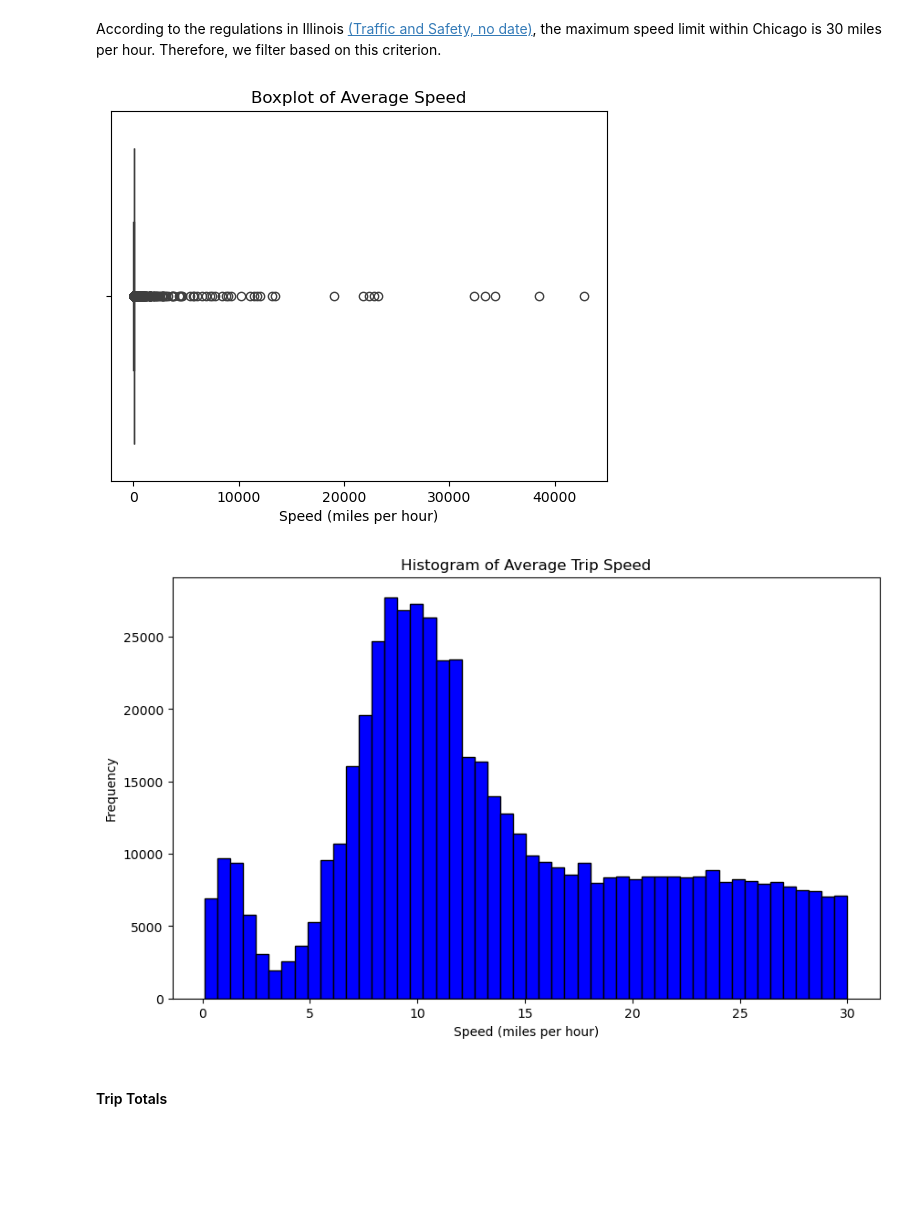
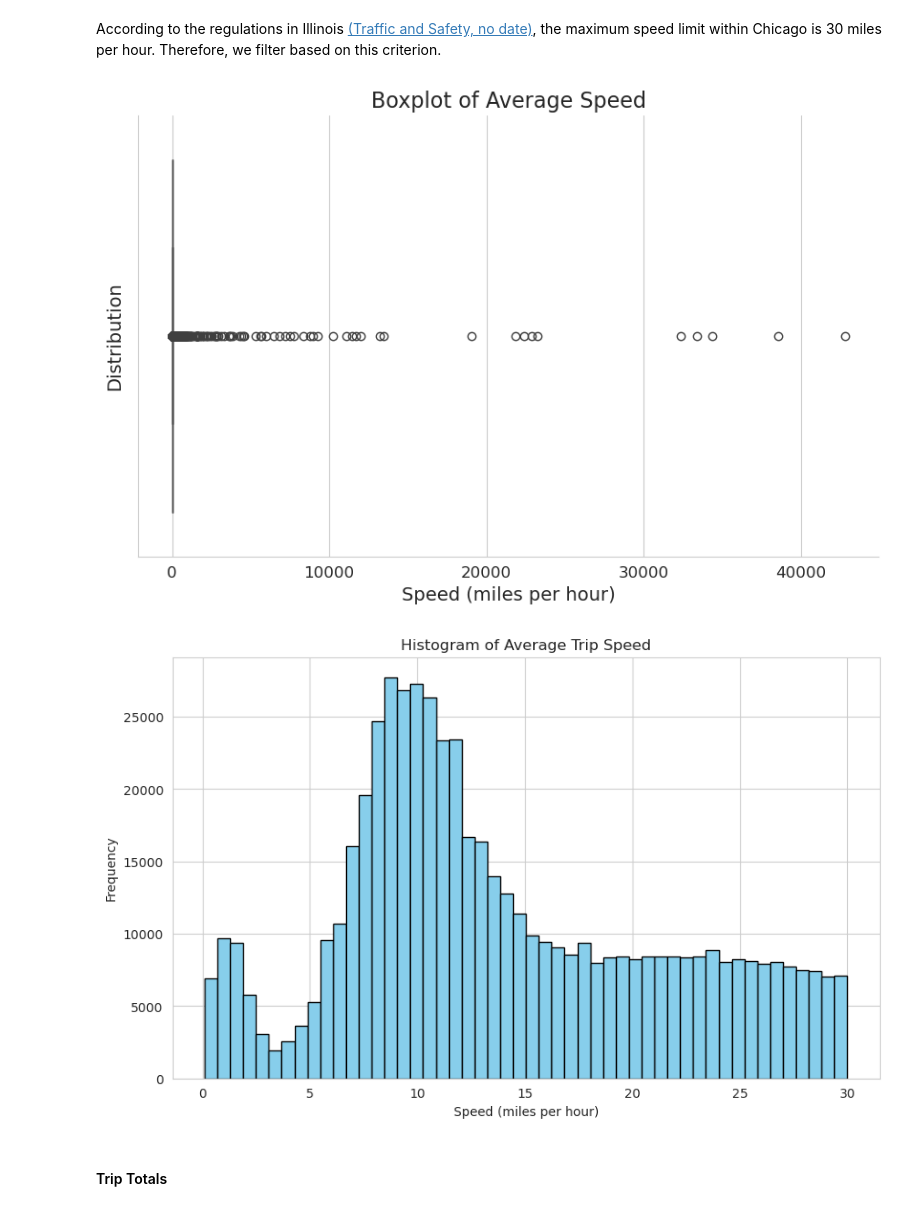
Before and after one commit to MengyuanHan1/CASA0006-Data-Science-for-Spatial-Systems, a Jupyter notebook: DSSS.ipynb, the cells around one changed output. Cells and saved outputs as stored; diff of their text form; code cells hidden in the pictures; blank space fills up the shorter version.

```diff
--- a/DSSS.ipynb
+++ b/DSSS.ipynb
@@ -170,10 +192,10 @@ taxi['days_from_base'] = (taxi['Trip_Start_Timestamp'] - base_date).dt.days
 weather['days_from_base'] = (weather['datetime'] - base_date).dt.days
 
 # Round the date-time down to the nearest whole hour for aligning time to the hourly level later
-taxi['rounded_hour'] = taxi['Trip_Start_Timestamp'].dt.floor('H')
+taxi['rounded_hour'] = taxi['Trip_Start_Timestamp'].dt.floor('h')
 taxi['hour'] = taxi['rounded_hour'].dt.hour
 
-weather['rounded_hour'] = weather['datetime'].dt.floor('H')
+weather['rounded_hour'] = weather['datetime'].dt.floor('h')
 weather['hour'] = weather['rounded_hour'].dt.hour
 # %%
 # Merge the two datasets and check
@@ -385,25 +407,37 @@ data = data[(data['Trip_Seconds'] > 0) & (data['Trip_Seconds'] < 10000)]
 # %% [markdown]
 According to the regulations in Illinois [(Traffic and Safety, no date)](https://www.isp.illinois.gov/TrafficSafety/SpeedLimitEnforcement), the maximum speed limit within Chicago is 30 miles per hour. Therefore, we filter based on this criterion.
 # %%
-import seaborn as sns
-
 # Calculate average speed
 data['Average_Speed'] = data['Trip_Miles'] / (data['Trip_Seconds'] / 3600)
 
-# Plot a boxplot
-sns.boxplot(x=data['Average_Speed'])
-plt.title('Boxplot of Average Speed')
-plt.xlabel('Speed (miles per hour)')
+# Set figure size and style
+plt.figure(figsize=(10, 6))
+sns.set_style("whitegrid")
+
+# Create boxplot
+ax = sns.boxplot(x=data['Average_Speed'])
+
+# Set labels and title
+plt.title('Boxplot of Average Speed', fontsize=16)
+plt.xlabel('Speed (miles per hour)', fontsize=14)
+plt.ylabel('Distribution', fontsize=14)
+
+# Remove top and right spines
+sns.despine()
+
+# Set tick label size
+ax.tick_params(axis='both', which='major', labelsize=12)
+
 plt.show()
 # %% [output]
-[figure, old version]
+[figure, new version]
 # %%
 # Filter out rows where 'Trip_Seconds' and 'Trip_Miles' are 0, and average speed exceeds 30 or is less than 0.1
 data = data[(data['Trip_Seconds'] != 0) & (data['Trip_Miles'] != 0) & (data['Average_Speed'] <= 30) & (data['Average_Speed'] >= 0.1)]
 
 # Plot a histogram
 plt.figure(figsize=(10, 6))
-plt.hist(data['Average_Speed'], bins=50, color='blue', edgecolor='black')
+plt.hist(data['Average_Speed'], bins=50, color='skyblue', edgecolor='black')
 plt.title('Histogram of Average Trip Speed')
 plt.xlabel('Speed (miles per hour)')
 plt.ylabel('Frequency')
@@ -414,7 +448,7 @@ plt.show()
 # Drop the 'Average_Speed' column as it is no longer needed
 data.drop('Average_Speed', axis=1, inplace=True)
 # %% [output]
-[figure, old version]
+[figure, new version]
 # %% [markdown]
 #### Trip Totals
 # %% [markdown]
```
Also changed, not shown: parts of 23 cells of this notebook.
